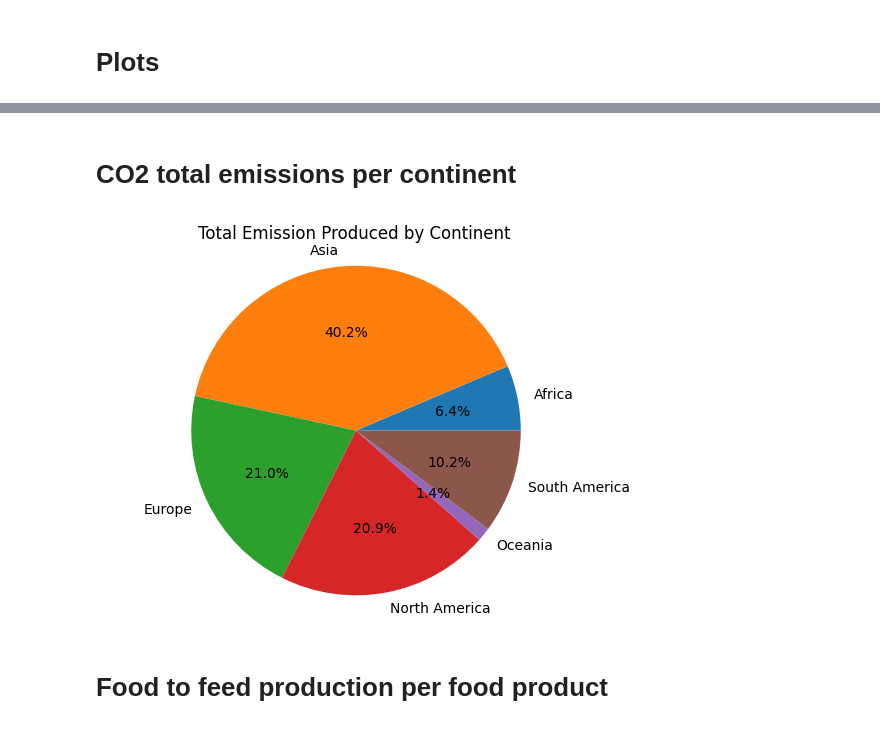
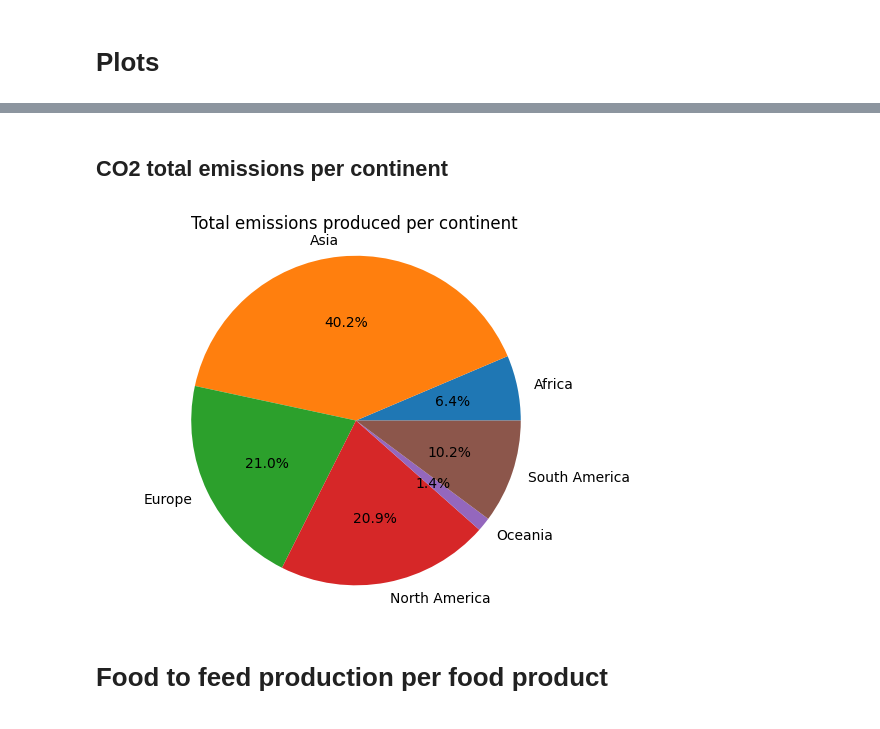
Before and after one commit to ToyeshC/Project-Big-Data, a Jupyter notebook: BigData.ipynb, the cells around one changed output, grey strips where cells are left out. Cells and saved outputs as stored; diff of their text form; code cells hidden in the pictures.

```diff
--- a/BigData.ipynb
+++ b/BigData.ipynb
@@ -328,12 +312,15 @@ continent_mapping = {
     'ZWE': 'Africa',
 }
 
-continent_df = df_country
-continent_df['Continent'] = continent_df['Area Abbreviation'].map(continent_mapping)
-grouped_continent = continent_df.groupby('Continent').sum()
-piv_df = continent_df.pivot_table(index='Continent',columns='Element', values='Total Emission Produced', aggfunc='sum')
-piv_df['Feed Ratio'] = piv_df['Feed']/piv_df['Feed'].sum()
-piv_df['Food Ratio'] = piv_df['Food']/piv_df['Food'].sum()
+# Grouping by continent
+
+df_country['Continent'] = df_country['Area Abbreviation'].map(continent_mapping)
+df_continent = df_country.groupby('Continent').sum()
+
+df_continent_pivot = df_country.pivot_table(index='Continent',columns='Element', values='Total Emission Produced', aggfunc='sum')
+
+df_continent_pivot['Feed Ratio'] = df_continent_pivot['Feed']/df_continent_pivot['Feed'].sum()
+df_continent_pivot['Food Ratio'] = df_continent_pivot['Food']/df_continent_pivot['Food'].sum()
 # %% [markdown]
 # Calculating emission produced per year
 # %%
@@ -379,12 +369,12 @@ plt.show()
 # %% [markdown]
-# CO2 total emissions per continent
+## CO2 total emissions per continent
 # %%
-plt.pie(grouped_continent['Total Emission Produced'],labels=grouped_continent.index, autopct='%1.1f%%')
-plt.title('Total Emission Produced by Continent')
+plt.pie(df_continent['Total Emission Produced'],labels=df_continent.index, autopct='%1.1f%%')
+plt.title('Total emissions produced per continent')
 plt.axis('equal')
 plt.show()
 # %% [output]
-[figure, old version]
+[figure, new version]
 # %% [markdown]
 # Food to feed production per food product
 # %%
```
Also changed, not shown: parts of 11 cells of this notebook.
